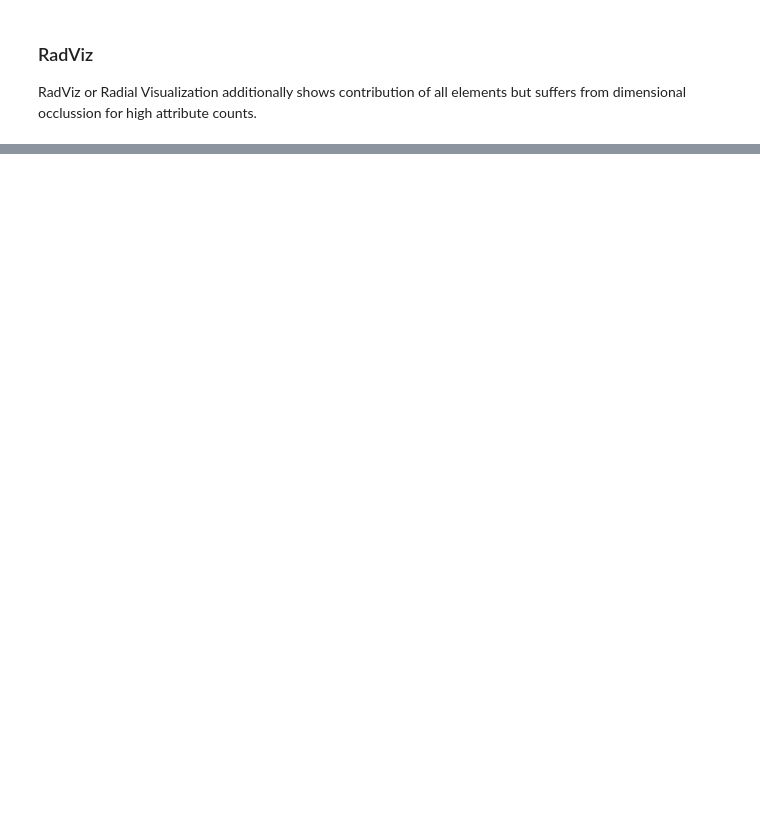
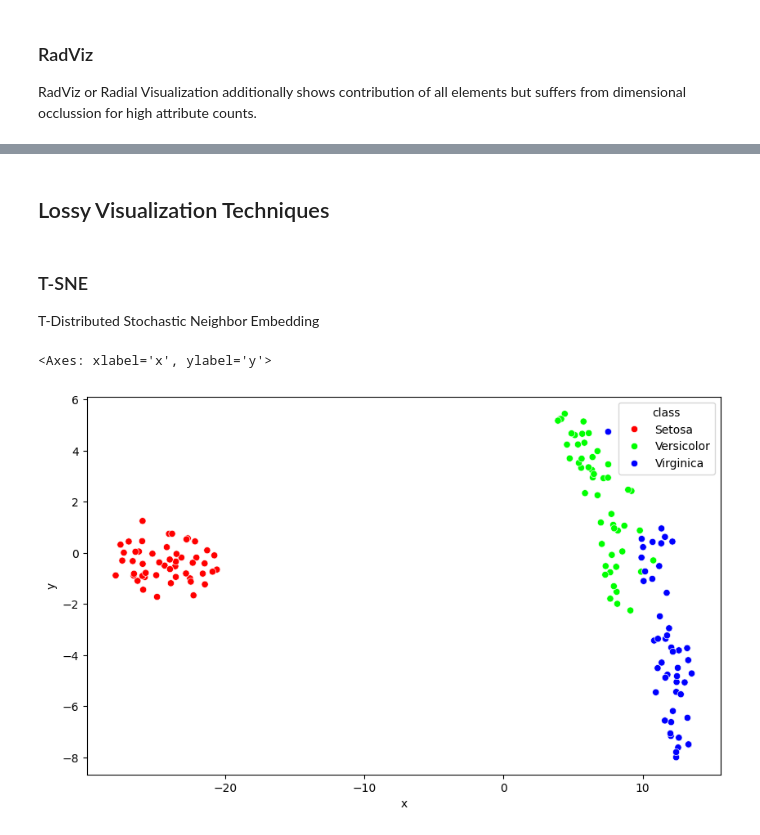
Before and after one commit to AvaAvarai/DataAnalysisNotebook, a Jupyter notebook: notebook.ipynb, the cells around one changed output, grey strips where cells are left out. Saved outputs shown, nothing was run; the diff lists cells and outputs as text; code cells hidden in the pictures; blank space fills up the shorter version.

Commit message:
Some lossy techniques

```diff
--- a/notebook.ipynb
+++ b/notebook.ipynb
@@ -150,0 +168,29 @@ plt.show()
+# %% [markdown]
+## Lossy Visualization Techniques
+# %% [markdown]
+### T-SNE
+
+T-Distributed Stochastic Neighbor Embedding
+# %%
+# visualize with t-SNE
+
+# Create a TSNE object
+tsne = TSNE(n_components=2, random_state=0)
+
+# Fit and transform the data
+X_2d = tsne.fit_transform(df[columns])
+
+# Create a DataFrame with the 2D data
+df_2d = pd.DataFrame(X_2d, columns=['x', 'y'])
+
+# Add the 'class' column to the DataFrame
+df_2d['class'] = df['class']
+
+# set size
+plt.figure(figsize=fsize)
+
+# Create a scatter plot of the 2D data
+sns.scatterplot(x='x', y='y', hue='class', data=df_2d, palette=cmap)
+# %% [output]
+<Axes: xlabel='x', ylabel='y'>
+[figure, added]
```
Also changed, not shown: parts of 7 cells of this notebook.
